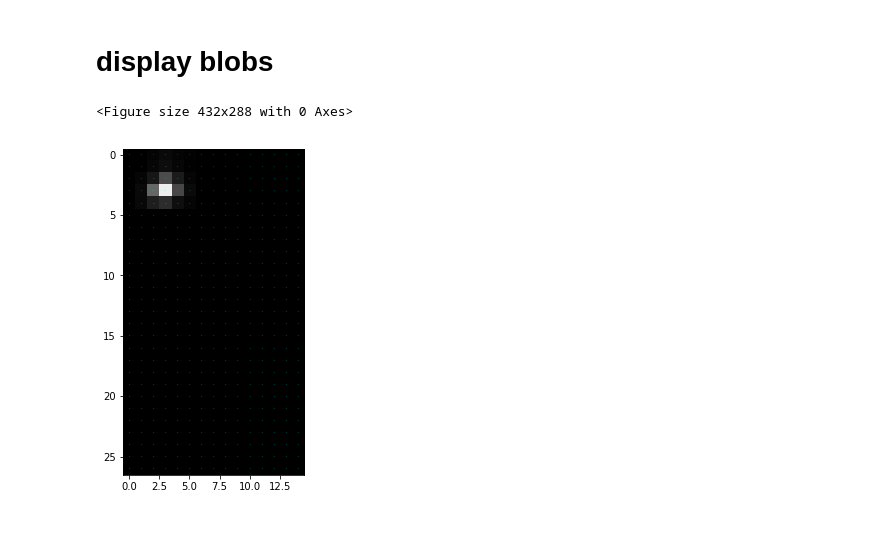
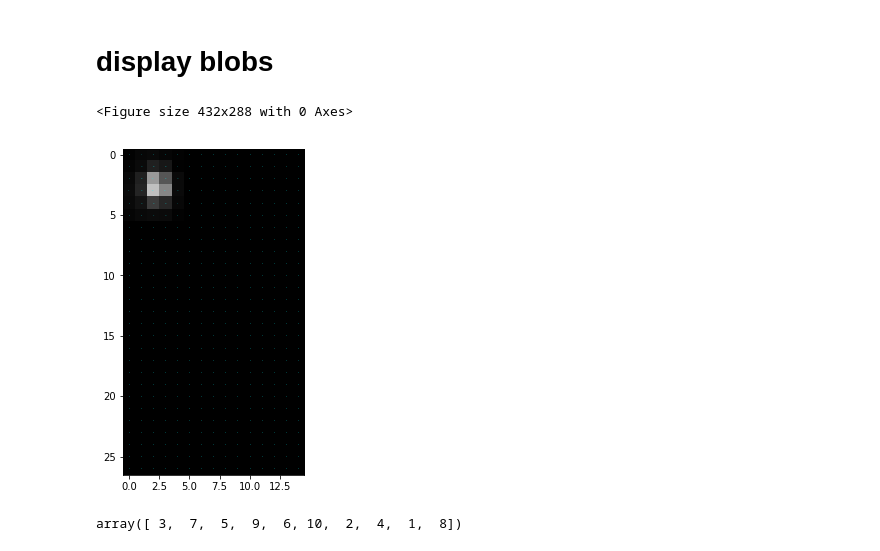
Before and after one commit to robsch94/FaPraKnuckleInput, a Jupyter notebook: Jupyter/Step_2_PreprocessData.ipynb, the cells around one changed output. Drawn from its saved outputs; the diff is of its cells as text; code cells hidden in the pictures.

```diff
--- a/Jupyter/Step_2_PreprocessData.ipynb
+++ b/Jupyter/Step_2_PreprocessData.ipynb
@@ -119,9 +156,6 @@ def detect_blobs(image):
 # %%
 %%time
 pool = Pool(8)
-df_croped = df_filtered.copy()
 temp_blobs = pool.map(detect_blobs, df_filtered.Image)
-df_croped["BlobCount"] = [a[0] for a in temp_blobs]
-df_croped["Blobs"] = [a[1] for a in temp_blobs]
-df_croped.head()
+pool.close()
 # %% [output]
@@ -146,17 +262,21 @@ df_blobs.to_pickle("PklData/df_blobs.pkl")
 # %%
 plt.clf()
 plt.figure(figsize=(6, 6))
 ax = plt.gca()
-data_point = 100
+data_point = 1000
 data = df_blobs.Blobs.iloc[data_point][0]
 plt.imshow(data, cmap='gray', vmin=0, vmax=255)
 # Loop over data dimensions and create text annotations.
 for i in range(0, data.shape[0]):
     for j in range(0, data.shape[1]):
         text = ax.text(j, i, int(data[i, j]),
                        ha="center", va="center", color="cyan", fontsize=1)
 # plt.savefig("input.png", bbox_inches='tight')
 plt.show()
 # %% [output]
 <Figure size 432x288 with 0 Axes>
-[figure, old version]
+[figure, new version]
+# %%
+df_blobs.userID.unique()
+# %% [output]
+array([ 3,  7,  5,  9,  6, 10,  2,  4,  1,  8])
```
Also changed, not shown: parts of 25 cells of this notebook, 11 other files.
